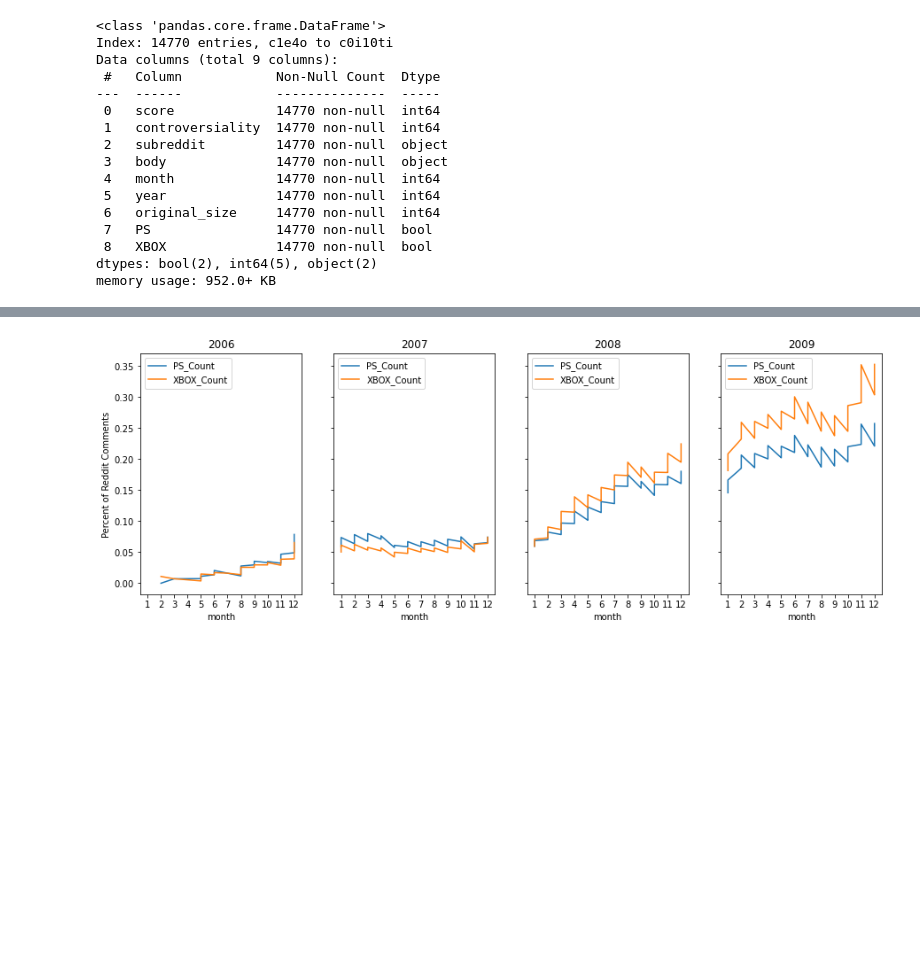
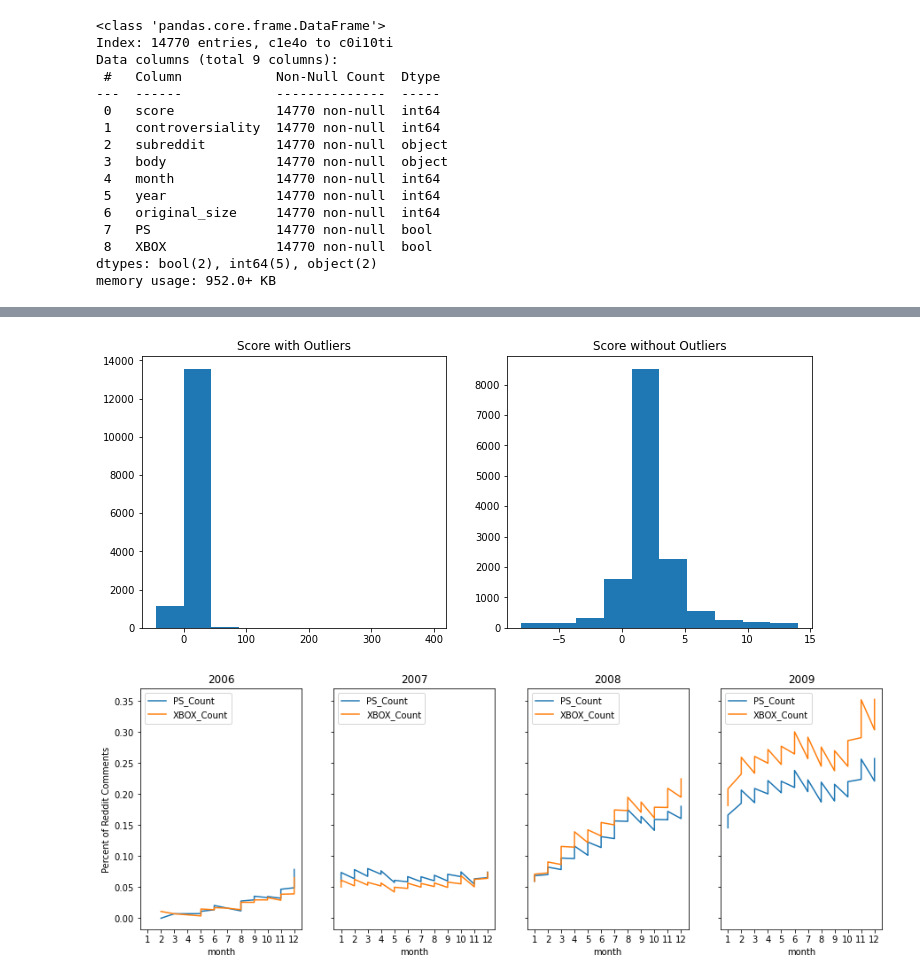
Before and after one commit to ryanlybbert/Capstone2, a Jupyter notebook: UnguidedCapstoneEDA.ipynb, the cells around one changed output, grey strips where cells are left out. Cells and saved outputs as stored; diff of their text form; code cells hidden in the pictures; blank space fills up the shorter version.

```diff
--- a/UnguidedCapstoneEDA.ipynb
+++ b/UnguidedCapstoneEDA.ipynb
@@ -34,2 +64,16 @@ memory usage: 952.0+ KB
+# %%
+#Just to visualize how many outliers score has.
+figs, axs = plt.subplots(nrows=1, ncols=2, figsize=(12, 5))
+axs[0].hist(df['score'])
+
+m = df['score'].mean()
+std = df['score'].std()
+axs[1].hist(df['score'][(df['score'] >= (m-std)) & (df['score'] <= (m+std))])
+
+axs[0].set_title('Score with Outliers')
+axs[1].set_title('Score without Outliers')
+plt.show()
+# %% [output]
+[figure, added]
 # %%
 #plotting Counts of XBOX and PS against time
```
Also changed, not shown: parts of 6 cells of this notebook.
